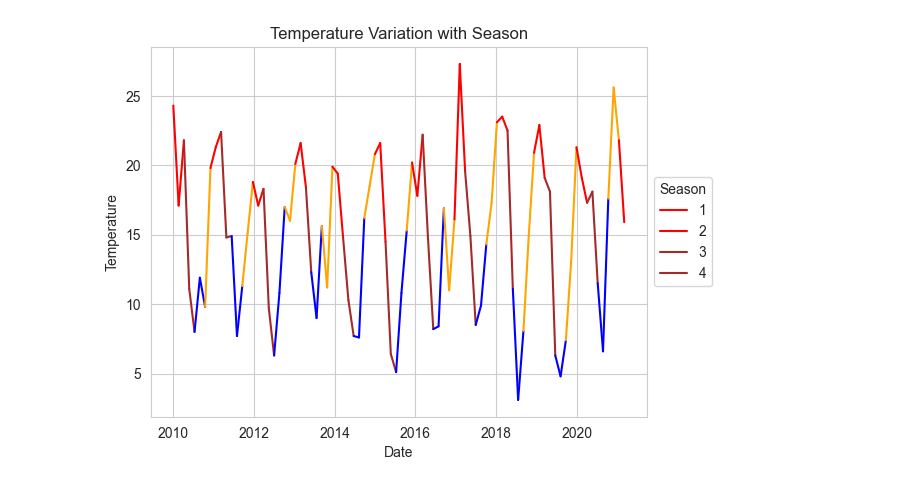
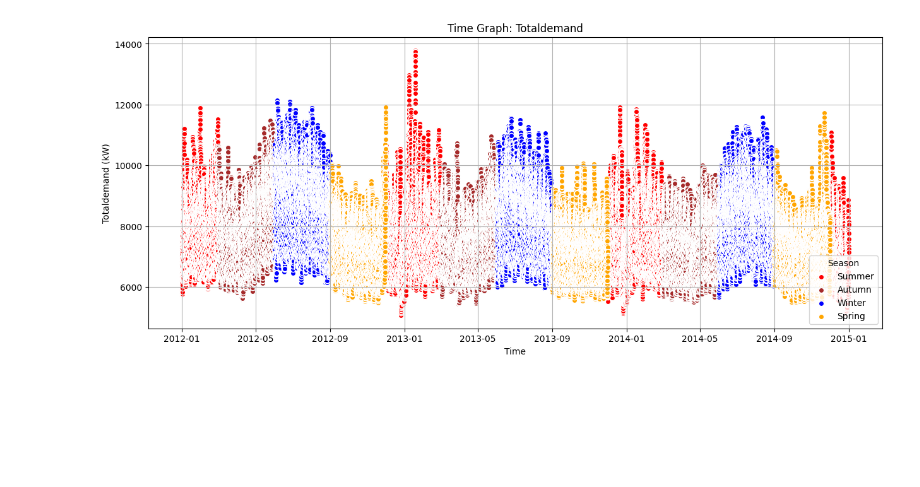
Before and after one commit to mkingopng/electricity_demand_forecasting, a Jupyter notebook: src/eda_gfx_outlierPlots.ipynb, the cells around one changed output. Cells and saved outputs as stored; diff of their text form; code cells hidden in the pictures; blank space fills up the shorter version.

Commit message:
TimeGraphs for outlier gfx updated

```diff
--- a/src/eda_gfx_outlierPlots.ipynb
+++ b/src/eda_gfx_outlierPlots.ipynb
@@ -16,4 +12,3 @@ nsw_df.head(2)
-# %%
-nsw_df['season_name'] = df['month'].map(lambda m: 'Summer' if m in [1, 2, 12] else ('Autumn' if m in [3, 4, 5] else ('Winter' if m in [6, 7, 8] else 'Spring'))).astype('category')
 # %%
-nsw_df
+c_map = {'Summer':'red', 'Autumn':'brown', 'Winter':'blue', 'Spring':'orange'}
+nsw_df['season_name'] = nsw_df['month'].map(lambda m: 'Summer' if m in [1, 2, 12] else ('Autumn' if m in [3, 4, 5] else ('Winter' if m in [6, 7, 8] else 'Spring'))).astype('category')
@@ -34,11 +15,3 @@ nsw_df
 # %%
-cpalette = ['red', 'brown', 'blue', 'orange']
 temp_highest_allowed = 35.16
 temp_lowest_allowed = -0.1
-nsw_df = df.iloc[::48, :]
-nsw_df = nsw_df.sort_index(ascending=True)
-# %%
-nsw_df['test'] = nsw_df.index
-colors = {1: 'red', 2: 'brown', 3: 'blue', 4: 'orange'}
-df = nsw_df[['test','season','TEMPERATURE']]
-df.head(5)
@@ -52,38 +18,23 @@ df.head(5)
 # %%
+def outlier_plot(df=nsw_df, var_name='TOTALDEMAND', hue='season', color_map='viridis', legend_title='legend', axis_units='kW'):
+    # Main Scatter Plot
+    plt.figure(figsize=(15, 6))
+    for group in df[hue].unique():
+        df_grouped = df[df[hue] == group]
+        plt.scatter(df_grouped.index, df_grouped[var_name], c=color_map[group],edgecolor='white') #, s=20, alpha=0.7)
+        #plt.scatter(df_grouped.index, df_grouped[var_name], c=color_map[group])
 
+    # Legend
+    plt.legend(title=legend_title.title(), loc='lower right', frameon=True, labels=df[hue].unique())
 
-colours = {1: 'red', 2: 'brown', 3: 'blue', 4: 'orange'}
+    # Labelling Axis / Title
+    plt.grid(True) #Grid
+    plt.xlabel(f'Time')
+    plt.ylabel(f'{var_name.title()} ({axis_units})')
+    plt.title(f'Time Graph: {var_name.title()}')
 
-
-# Plotting
-fig, ax = plt.subplots()
-
-# Initialize the first point
-start_x = nsw_df.index[0]
-start_y = nsw_df['TEMPERATURE'].iloc[0]
-color = nsw_df['season'].iloc[0]
-
-nsw_df = df.iloc[::48, :]
-
-for i in range(1, len(nsw_df)):
-    end_x = nsw_df.index[i]
-    end_y = nsw_df['TEMPERATURE'].iloc[i]
-
-    # Draw a line segment
-    #ax.plot([start_x, end_x], [start_y, end_y], color=colours[color], label=color)
-    ax.scatter([start_x, end_x], [start_y, end_y], color=colours[color], label=color)
-
-    # Update starting point for the next segment
-    start_x, start_y = end_x, end_y
-    color = nsw_df['season'].iloc[i]  # Update color for the next segment
-
-# Set labels and title
-plt.xlabel('Date')
-plt.ylabel('Temperature')
-plt.title('Temperature Variation with Season')
-
-plt.legend(nsw_df['season'].unique(), title='Season', loc='center left', bbox_to_anchor=(1, 0.5))
-
-plt.show()
+    return None
-# %% [output]
-[figure, removed]
+# %%
+outlier_plot(df=nsw_df.loc['2012':'2014'],var_name='TOTALDEMAND', hue='season_name', color_map=c_map, legend_title='season')
+# %% [output]
+[figure, added]
```
Also changed, not shown: parts of 4 cells of this notebook.
